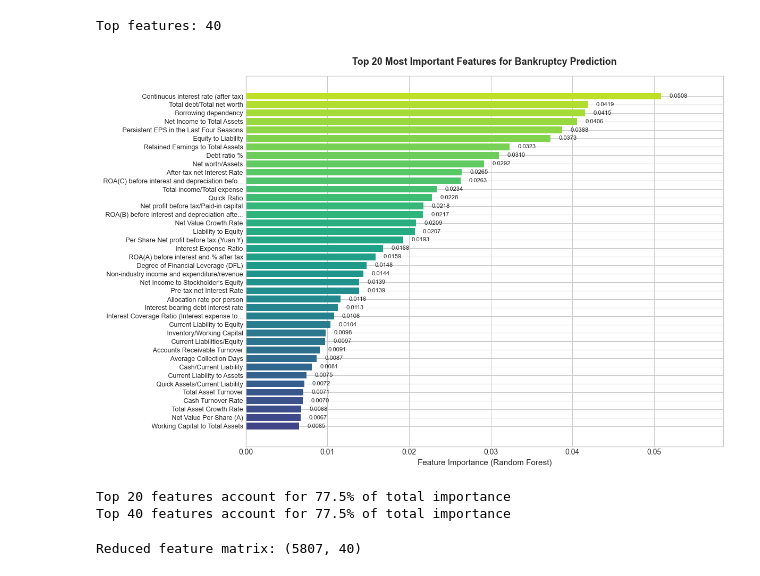
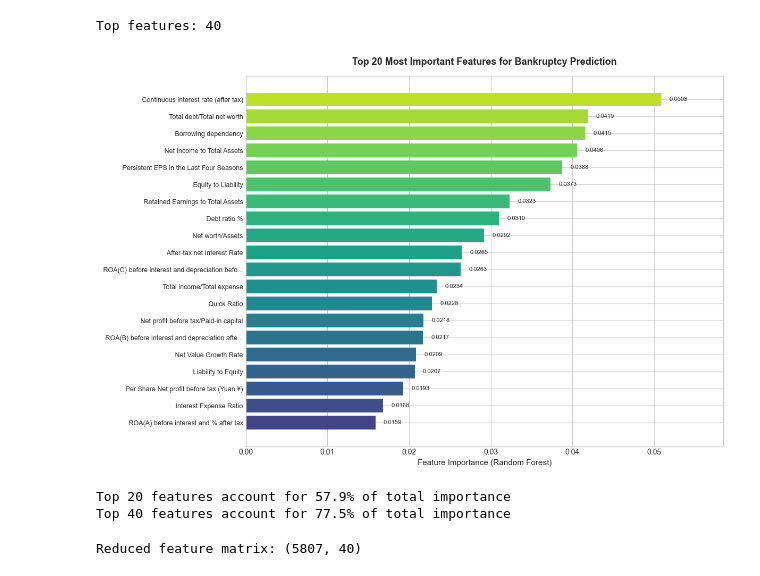
Before and after one commit to PradHolla/CS559-Final-Project, a Jupyter notebook: Group10_TrainingData.ipynb, the cells around one changed output. Cells and saved outputs as stored; diff of their text form; code cells hidden in the pictures.

```diff
--- a/Group10_TrainingData.ipynb
+++ b/Group10_TrainingData.ipynb
@@ -1018,37 +1018,37 @@ print("Top features:", len(top_features))
 Top features: 40
 # %%
 # Visualize Top 20 Most Important Features from Random Forest
-top_20 = importances.head(40)
+top_20 = importances.head(20)
 
 fig, ax = plt.subplots(figsize=(12, 8))
 
 # Create horizontal bar chart
 bars = ax.barh(range(len(top_20)), top_20.values[::-1],
                color=plt.cm.viridis(np.linspace(0.2, 0.9, len(top_20))))
 
 # Set y-axis labels (shortened feature names)
 short_names = [name[:45] + '...' if len(name) > 45 else name for name in top_20.index[::-1]]
 ax.set_yticks(range(len(top_20)))
 ax.set_yticklabels(short_names, fontsize=9)
 
 # Add value labels on bars
 for i, (bar, val) in enumerate(zip(bars, top_20.values[::-1])):
     ax.text(val + 0.001, bar.get_y() + bar.get_height()/2,
             f'{val:.4f}', va='center', fontsize=8)
 
 ax.set_xlabel('Feature Importance (Random Forest)', fontsize=11)
 ax.set_title('Top 20 Most Important Features for Bankruptcy Prediction',
              fontsize=13, fontweight='bold', pad=15)
 ax.set_xlim(0, top_20.values[0] * 1.15)
 
 plt.tight_layout()
 plt.show()
 
 print(f"\nTop 20 features account for {top_20.sum()/importances.sum()*100:.1f}% of total importance")
 print(f"Top 40 features account for {importances.head(40).sum()/importances.sum()*100:.1f}% of total importance")
 # %% [output]
-[figure, old version]
+[figure, new version]
-Top 20 features account for 77.5% of total importance
+Top 20 features account for 57.9% of total importance
 Top 40 features account for 77.5% of total importance
 # %%
 X_reduced = X_var_df[top_features].copy()
```
